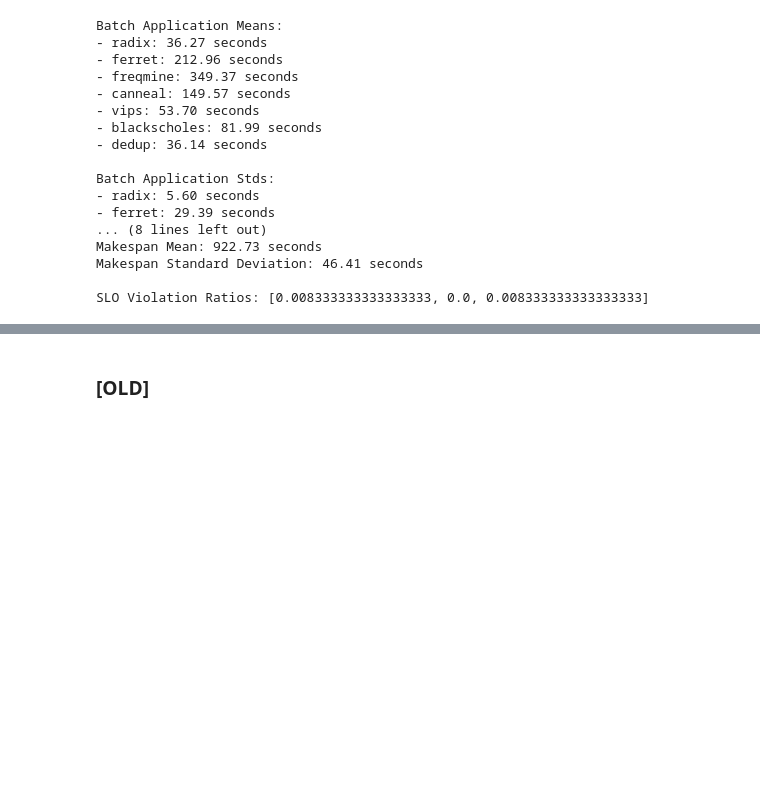
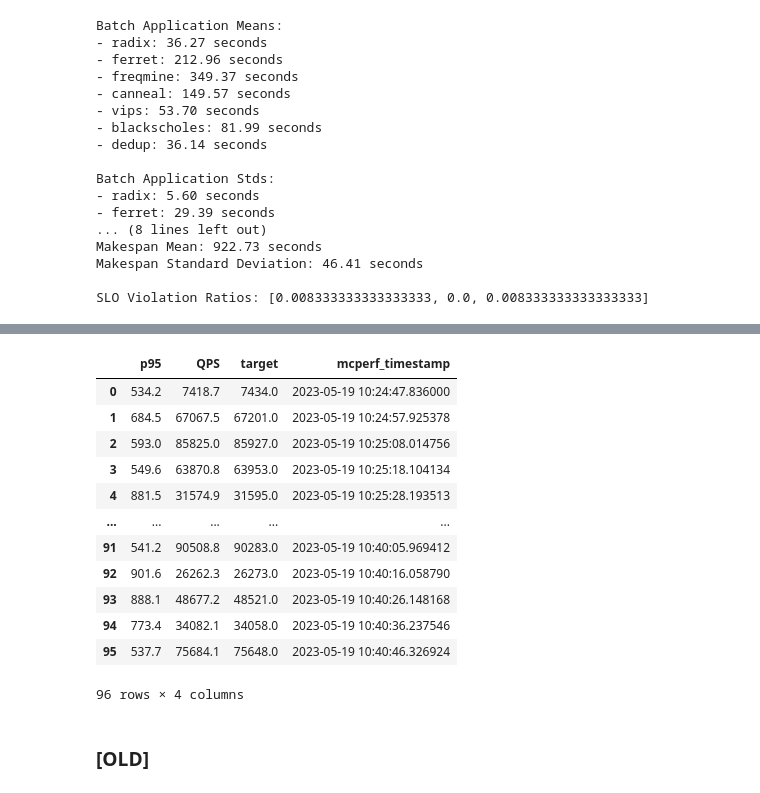
Before and after one commit to czanoli/ETH-Cloud-Computing-Architectures-2024, a Jupyter notebook: part4/plots3.ipynb, the cells around one changed output, grey strips where cells are left out. Cells and saved outputs as stored; diff of their text form; code cells hidden in the pictures; blank space fills up the shorter version.

```diff
--- a/part4/plots3.ipynb
+++ b/part4/plots3.ipynb
@@ -368,0 +453,27 @@ plt.show()
+# %%
+# Get dataframes of interest from mcperf files and compute memcached timespan
+mcperf_dfs = list()
+for mcperf_file, job_file in zip(mcperf_files, files):
+    mcperf_start, mcperf_end = get_mcperf_start_end(mcperf_file)
+    df = parse_mcperf_file(mcperf_file)
+    nrows = len(df)
+    df['mcperf_timestamp'] = [datetime.fromtimestamp(t) - timedelta(hours=2) for t in list(np.linspace(mcperf_start, mcperf_end, nrows))]
+    min_start, max_end = get_job_first_start_last_end(job_file, jobs)
+    df = synch_mcperf_jobs(df, min_start, max_end)
+    break
+# %%
+df
+# %% [output]
+|  | p95 | QPS | target | mcperf_timestamp |
+| 0 | 534.2 | 7418.7 | 7434.0 | 2023-05-19 10:24:47.836000 |
+| 1 | 684.5 | 67067.5 | 67201.0 | 2023-05-19 10:24:57.925378 |
+| 2 | 593.0 | 85825.0 | 85927.0 | 2023-05-19 10:25:08.014756 |
+| 3 | 549.6 | 63870.8 | 63953.0 | 2023-05-19 10:25:18.104134 |
+| 4 | 881.5 | 31574.9 | 31595.0 | 2023-05-19 10:25:28.193513 |
+| ... | ... | ... | ... | ... |
+| 91 | 541.2 | 90508.8 | 90283.0 | 2023-05-19 10:40:05.969412 |
+| 92 | 901.6 | 26262.3 | 26273.0 | 2023-05-19 10:40:16.058790 |
+| 93 | 888.1 | 48677.2 | 48521.0 | 2023-05-19 10:40:26.148168 |
+| 94 | 773.4 | 34082.1 | 34058.0 | 2023-05-19 10:40:36.237546 |
+| 95 | 537.7 | 75684.1 | 75648.0 | 2023-05-19 10:40:46.326924 |
+96 rows × 4 columns
```
Also changed, not shown: parts of 8 cells of this notebook, 6 other files.
